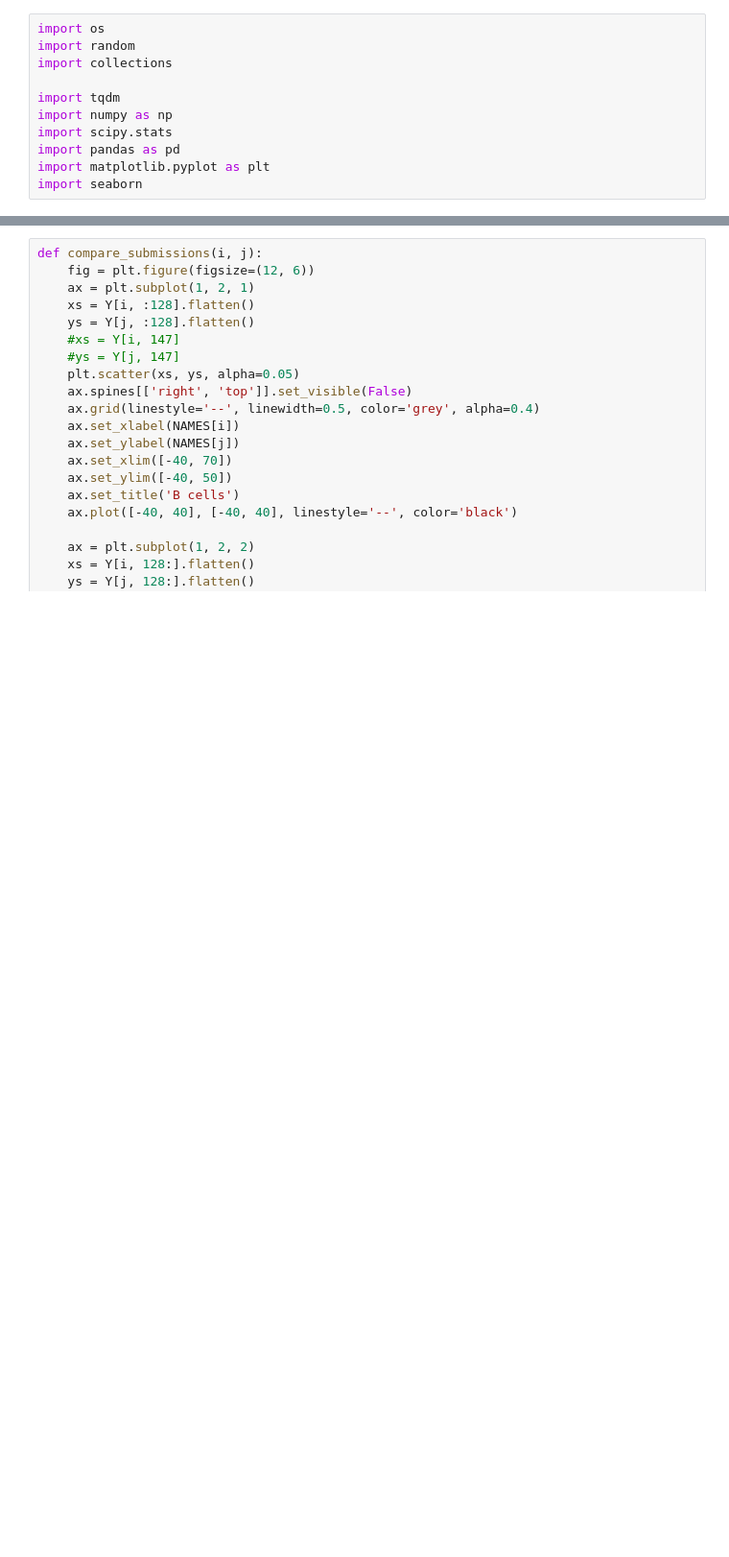
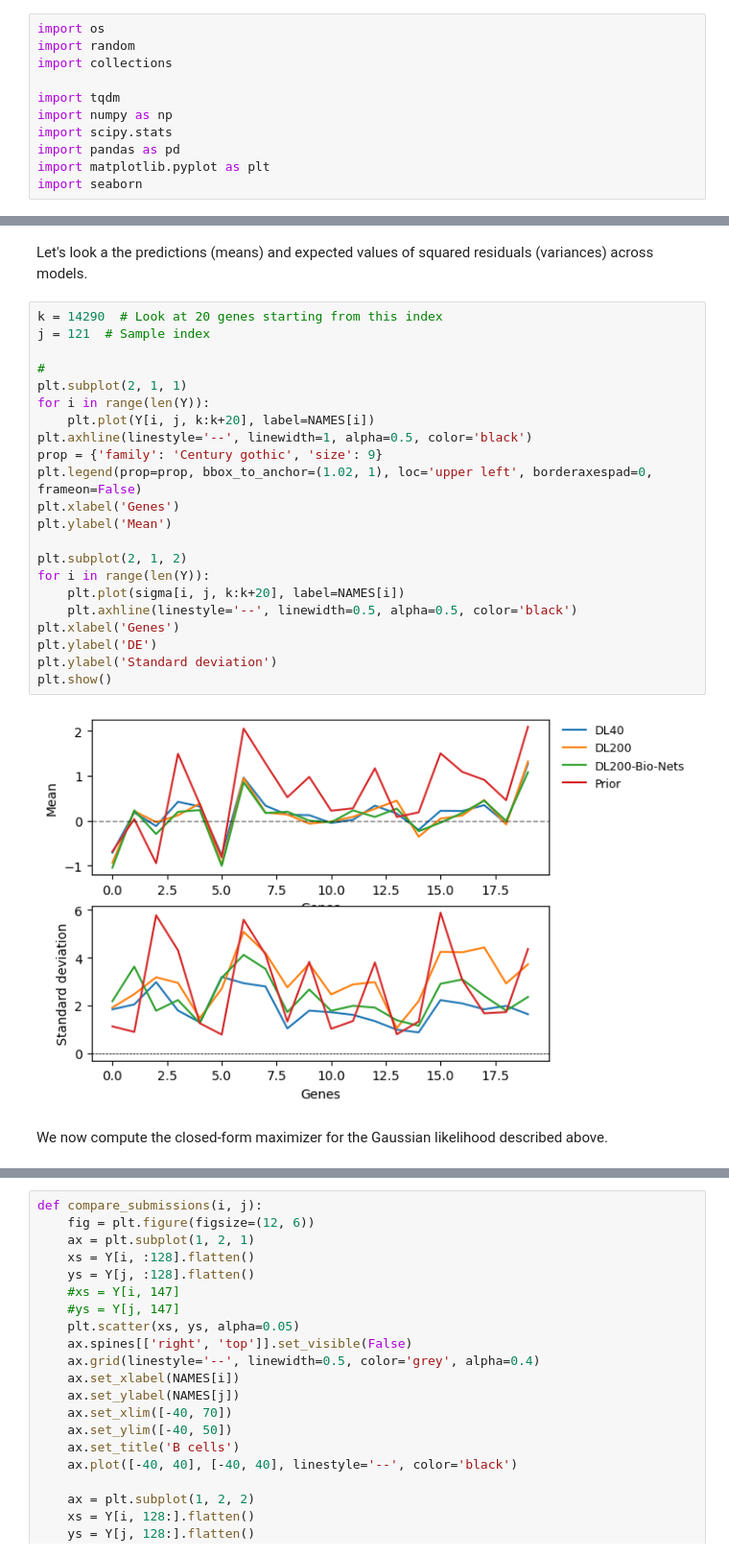
Before and after one commit to AntoinePassemiers/Open-Challenges-Single-Cell-Perturbations, a Jupyter notebook: op2-ensemble.ipynb, the cells around one changed output, grey strips where cells are left out. Shown: that part at 96% size. Cells and saved outputs as stored; diff of their text form; blank space fills up the shorter version.

```diff
--- a/op2-ensemble.ipynb
+++ b/op2-ensemble.ipynb
@@ -210,0 +200,28 @@ np.mean(np.all(signs[0, np.newaxis, ...] == signs, axis=0))
+# %% [markdown]
+Let's look a the predictions (means) and expected values of squared residuals (variances) across models.
+# %%
+k = 14290  # Look at 20 genes starting from this index
+j = 121  # Sample index
+
+#
+plt.subplot(2, 1, 1)
+for i in range(len(Y)):
+    plt.plot(Y[i, j, k:k+20], label=NAMES[i])
+plt.axhline(linestyle='--', linewidth=1, alpha=0.5, color='black')
+prop = {'family': 'Century gothic', 'size': 9}
+plt.legend(prop=prop, bbox_to_anchor=(1.02, 1), loc='upper left', borderaxespad=0, frameon=False)
+plt.xlabel('Genes')
+plt.ylabel('Mean')
+
+plt.subplot(2, 1, 2)
+for i in range(len(Y)):
+    plt.plot(sigma[i, j, k:k+20], label=NAMES[i])
+    plt.axhline(linestyle='--', linewidth=0.5, alpha=0.5, color='black')
+plt.xlabel('Genes')
+plt.ylabel('DE')
+plt.ylabel('Standard deviation')
+plt.show()
+# %% [output]
+[figure, added]
+# %% [markdown]
+We now compute the closed-form maximizer for the Gaussian likelihood described above.
```
Also changed, not shown: parts of 50 cells of this notebook, 11 other files.
